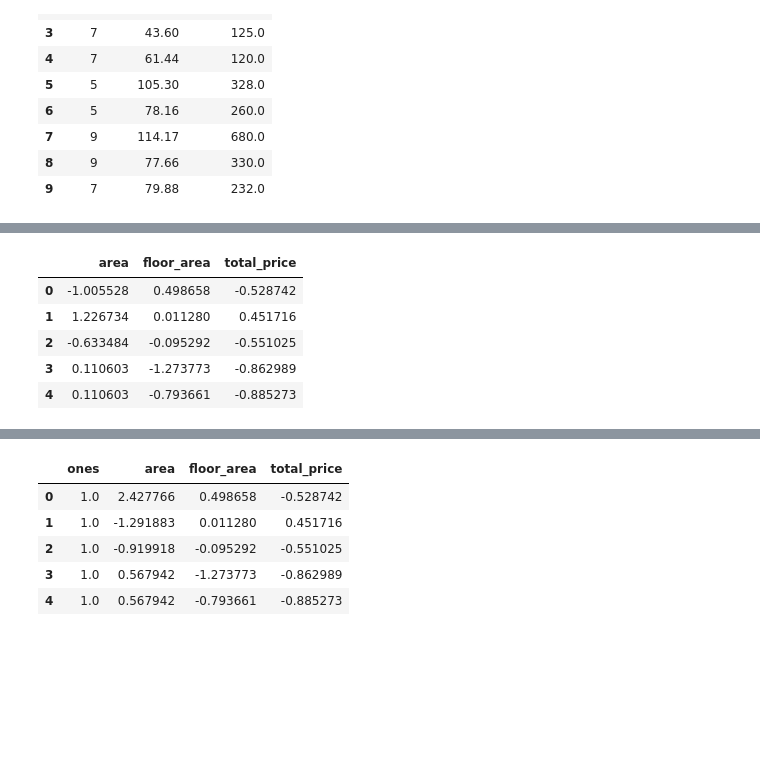
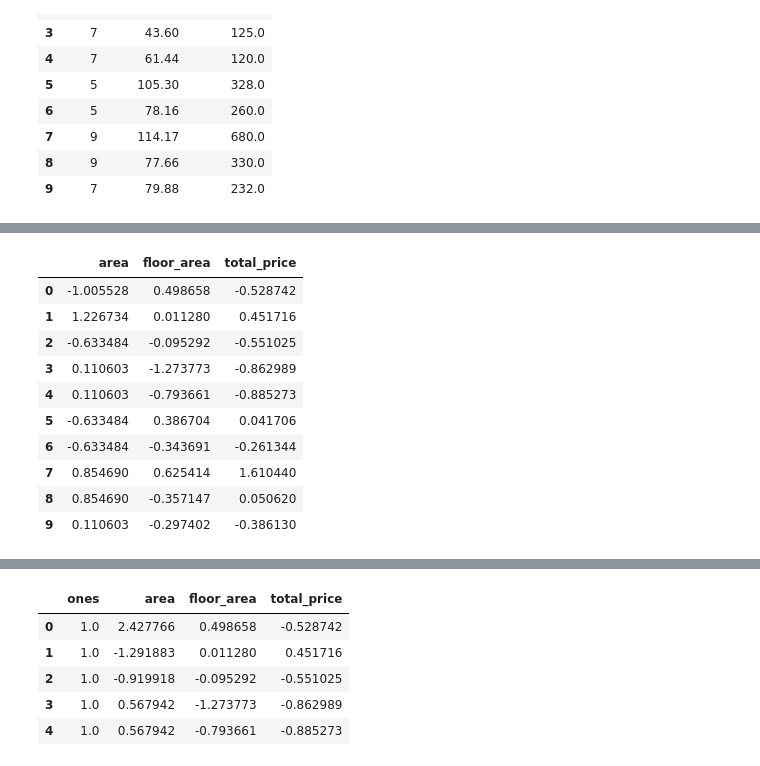
Before and after one commit to RosyYan/FangjiaScrapy, a Jupyter notebook: FangjiaScrapy/utils/data_process.ipynb, the cells around one changed output, grey strips where cells are left out. Cells and saved outputs as stored; diff of their text form; code cells hidden in the pictures; blank space fills up the shorter version.

```diff
--- a/FangjiaScrapy/utils/data_process.ipynb
+++ b/FangjiaScrapy/utils/data_process.ipynb
@@ -59,15 +59,20 @@ ax.scatter3D(df1['floor_area'],df1['area'],df1['total_price'],c=df1['total_price
 # %%
 def normalize_feature(df):
     return df.apply(lambda column:(column-column.mean())/column.std())
 df = normalize_feature(df1)
-df.head()
+df.head(10)
 # %% [output]
 |  | area | floor_area | total_price |
 | 0 | -1.005528 | 0.498658 | -0.528742 |
 | 1 | 1.226734 | 0.011280 | 0.451716 |
 | 2 | -0.633484 | -0.095292 | -0.551025 |
 | 3 | 0.110603 | -1.273773 | -0.862989 |
 | 4 | 0.110603 | -0.793661 | -0.885273 |
+| 5 | -0.633484 | 0.386704 | 0.041706 |
+| 6 | -0.633484 | -0.343691 | -0.261344 |
+| 7 | 0.854690 | 0.625414 | 1.610440 |
+| 8 | 0.854690 | -0.357147 | 0.050620 |
+| 9 | 0.110603 | -0.297402 | -0.386130 |
 # %%
 fig = plt.figure()
 ax = plt.axes(projection='3d')
```
Also changed, not shown: parts of 2 cells of this notebook, 12 other files.
